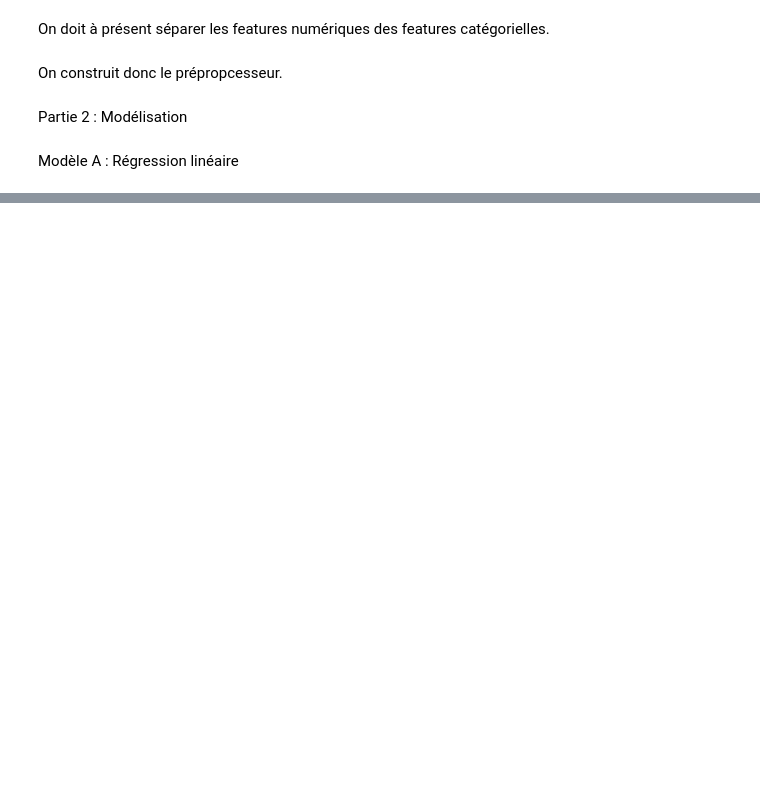
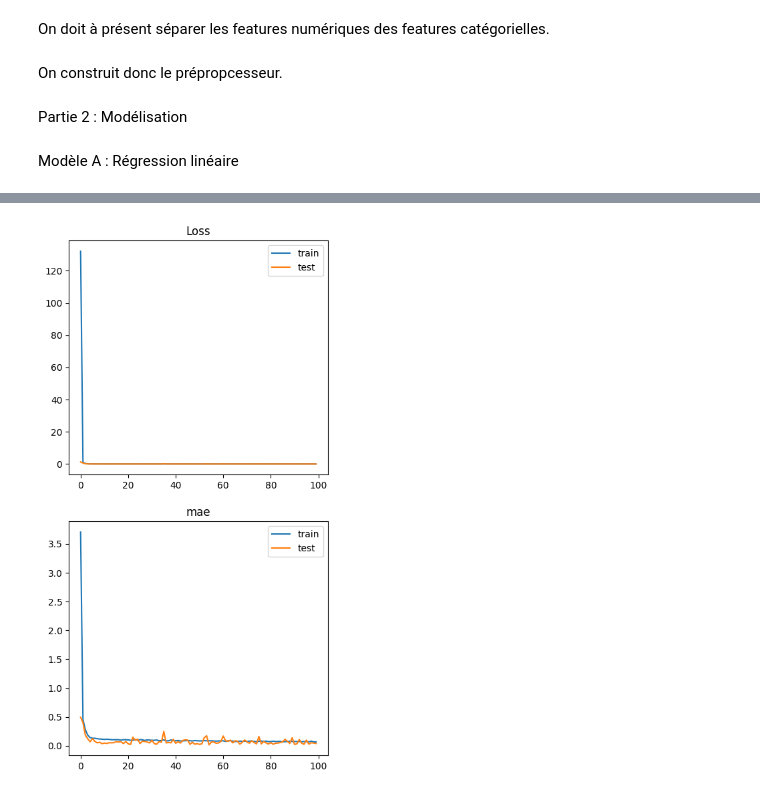
Before and after one commit to svevo6/Projet-IA, a Jupyter notebook: Projet.ipynb, the cells around one changed output, grey strips where cells are left out. Saved outputs shown, nothing was run; the diff lists cells and outputs as text; code cells hidden in the pictures; blank space fills up the shorter version.

```diff
--- a/Projet.ipynb
+++ b/Projet.ipynb
@@ -219,0 +582,4 @@ On peut alors évaluer notre modèle
+# %%
+history = model.fit(X_train_nn, y_train,
+          validation_data=(X_test_nn, y_test),
+          epochs=100)
@@ -219,0 +604,21 @@ On peut alors évaluer notre modèle
+# %%
+# You can use this function to see how your model improves over time
+def plot_history(history, metric=None):
+  """plot loss and passed metric.  metric is passed as string and must match 'metric'
+  argument in the compile step"""
+  fig, axes = plt.subplots(2,1, figsize = (5,10))
+  axes[0].plot(history.history['loss'], label = "train")
+  axes[0].plot(history.history['val_loss'], label='test')
+  axes[0].set_title('Loss')
+  axes[0].legend()
+  if metric:
+    axes[1].plot(history.history[metric], label = 'train')
+    axes[1].plot(history.history['val_' + metric], label = 'test')
+    axes[1].set_title(metric)
+    axes[1].legend()
+
+  plt.show()
+# %%
+plot_history(history, metric='mae')
+# %% [output]
+[figure, added]
```
Also changed, not shown: parts of 47 cells of this notebook.
